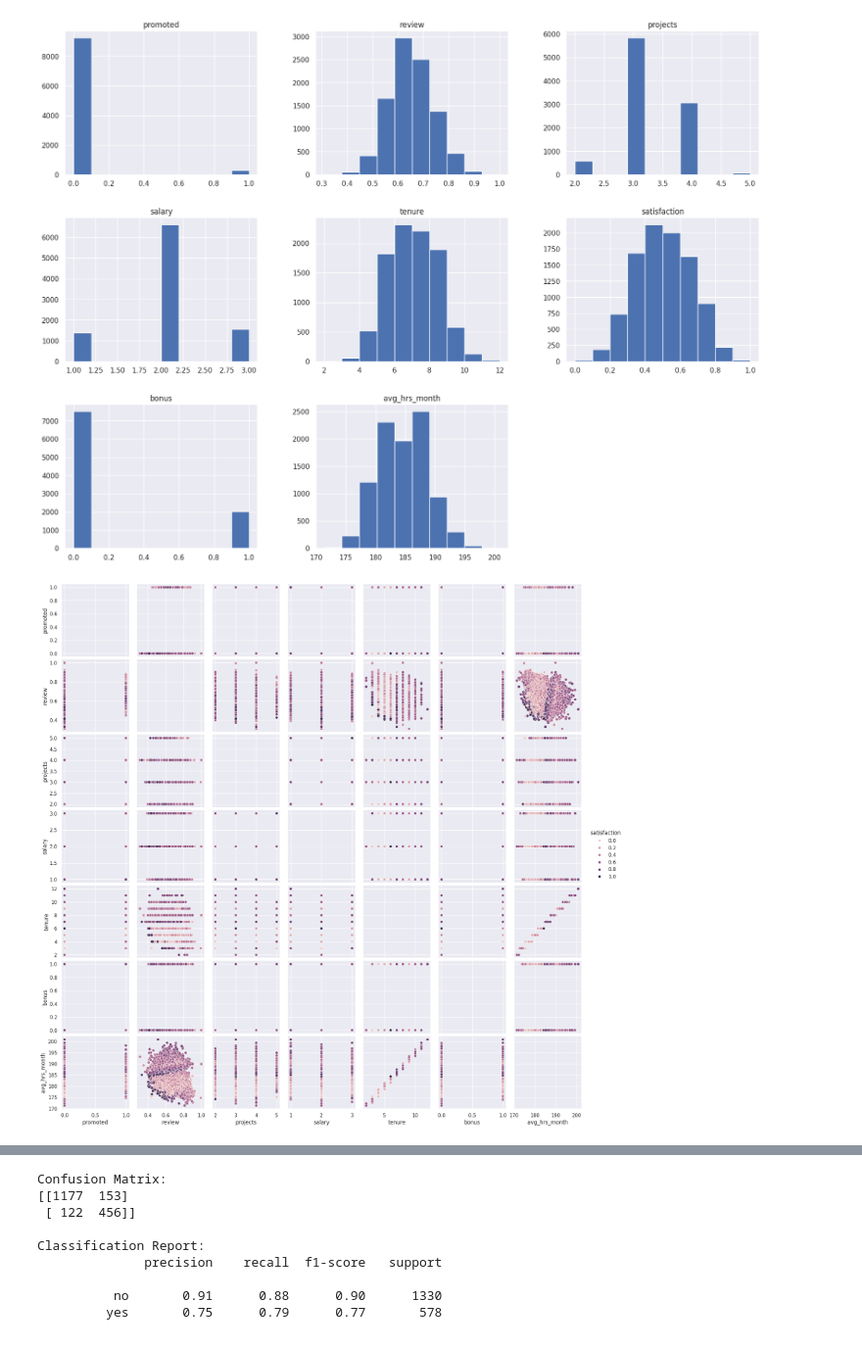
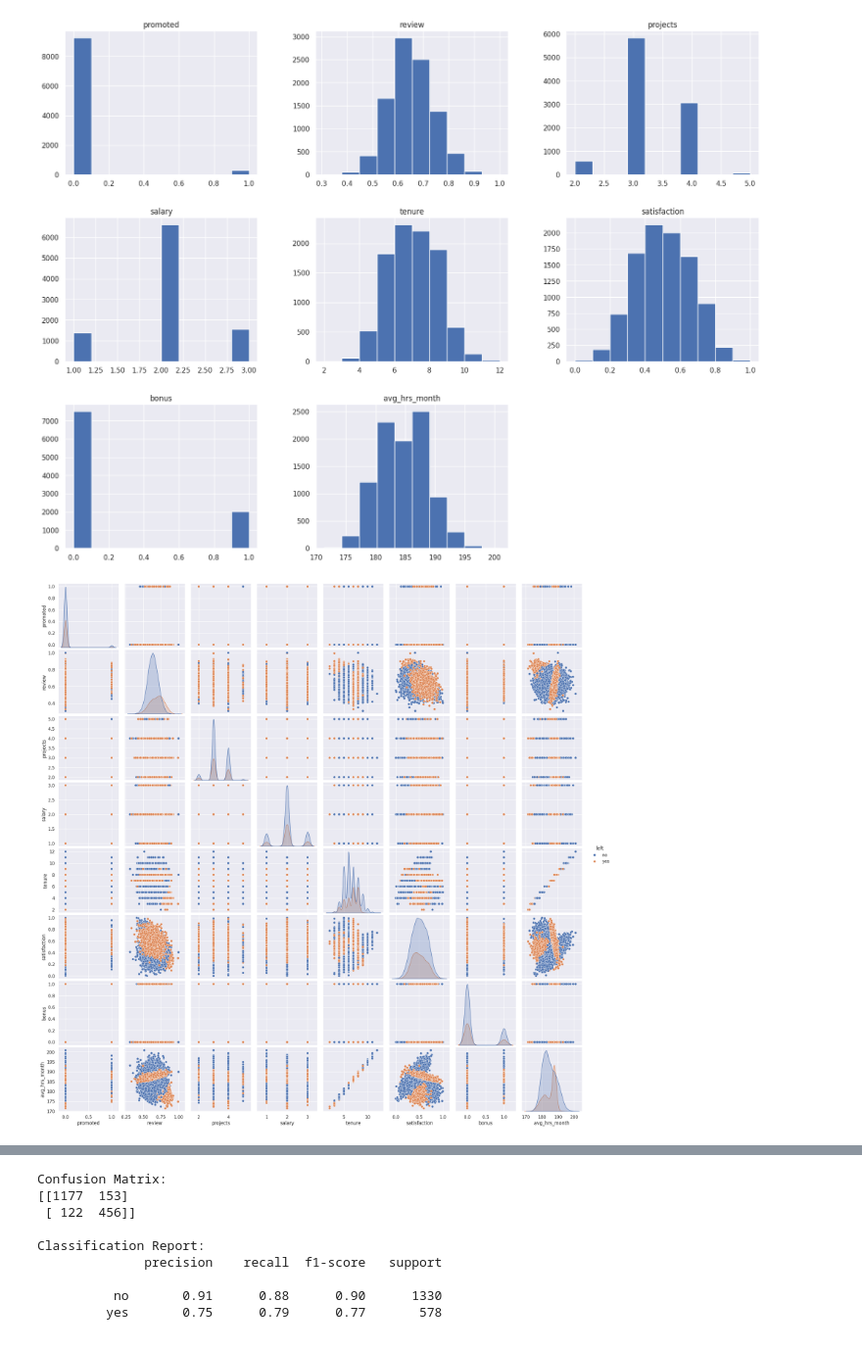
Before and after one commit to mehedimahmudcse/INSE6220, a Jupyter notebook: INSE6220_Mehedi_40262404.ipynb, the cells around one changed output, grey strips where cells are left out. Shown at 98% size. Cells and saved outputs as stored; diff of their text form; code cells hidden in the pictures.

```diff
--- a/INSE6220_Mehedi_40262404.ipynb
+++ b/INSE6220_Mehedi_40262404.ipynb
@@ -223,7 +261,7 @@ plt.show()
 # %% [output]
 [figure]
 # %%
-sns.pairplot(df, hue='satisfaction')
+sns.pairplot(df, hue='left')
 plt.show()
 # %% [output]
-[figure, old version]
+[figure, new version]
```
Also changed, not shown: parts of 4 cells of this notebook.
